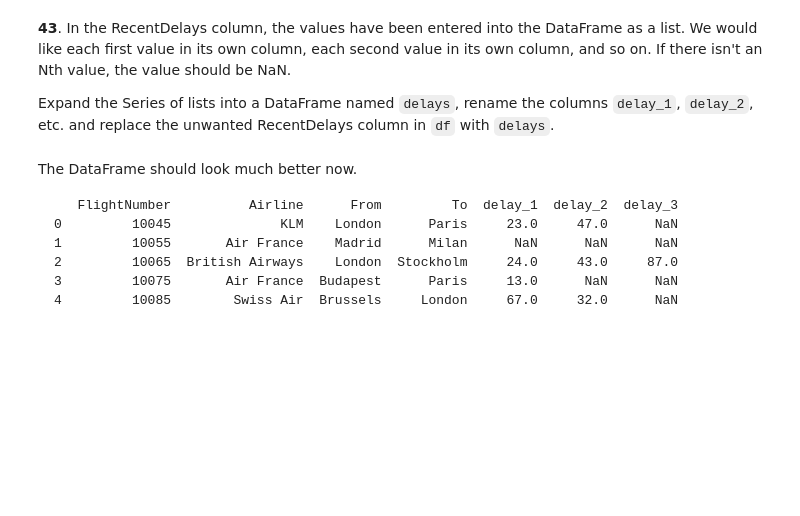
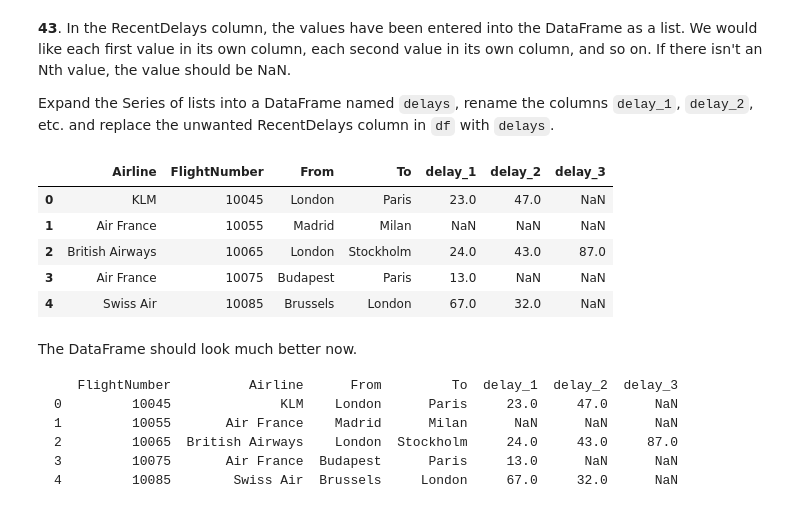
Before and after one commit to manasdodiya/pandas-60, a Jupyter notebook: 100-pandas-puzzles.ipynb, the cells around one changed output. Drawn from its saved outputs; the diff is of its cells as text; code cells hidden in the pictures; blank space fills up the shorter version.

````diff
--- a/100-pandas-puzzles.ipynb
+++ b/100-pandas-puzzles.ipynb
@@ -564,2 +655,7 @@ Formatted, it looks like this:
 # %% [markdown]
 **39.** The **From\_To** column would be better as two separate columns! Split each string on the underscore delimiter `_` to give a new temporary DataFrame called 'temp' with the correct values. Assign the correct column names 'From' and 'To' to this temporary DataFrame.
+# %%
+df.insert(0, 'From', df['From_To'].str.split('_', expand=True)[0])
+df.insert(1, 'To', df['From_To'].str.split('_', expand=True)[1])
+
+df
@@ -566,2 +669,7 @@ Formatted, it looks like this:
 # %% [markdown]
 **40.** Notice how the capitalisation of the city names is all mixed up in this temporary DataFrame 'temp'. Standardise the strings so that only the first letter is uppercase (e.g. "londON" should become "London".)
+# %%
+df['From'] = df['From'].str.capitalize()
+df['To'] = df['To'].str.capitalize()
+
+df
@@ -568,2 +683,6 @@ Formatted, it looks like this:
 # %% [markdown]
 **41.** Delete the **From_To** column from `df` and attach the temporary DataFrame 'temp' from the previous questions.
+# %%
+df.pop('From_To')
+
+df
@@ -570,2 +696,6 @@ Formatted, it looks like this:
 # %% [markdown]
 **42**. In the **Airline** column, you can see some extra puctuation and symbols have appeared around the airline names. Pull out just the airline name. E.g. `'(British Airways. )'` should become `'British Airways'`.
+# %%
+df['Airline'] = df['Airline'].str.extract(r'([a-zA-Z\s]+)', expand=False).str.strip()
+
+df
@@ -573,6 +710,23 @@ Formatted, it looks like this:
 **43**. In the RecentDelays column, the values have been entered into the DataFrame as a list. We would like each first value in its own column, each second value in its own column, and so on. If there isn't an Nth value, the value should be NaN.
 
 Expand the Series of lists into a DataFrame named `delays`, rename the columns `delay_1`, `delay_2`, etc. and replace the unwanted RecentDelays column in `df` with `delays`.
+# %%
+delays = df['RecentDelays'].apply(pd.Series)
+
+delays.columns = [f'delay_{column + 1}' for column in delays.columns]
+
+df = df.drop(columns=['RecentDelays'])
+
+df = df.join(delays)
+
+df.sort_index(axis=1)
+# %% [output]
+|  | Airline | FlightNumber | From | To | delay_1 | delay_2 | delay_3 |
+| 0 | KLM | 10045 | London | Paris | 23.0 | 47.0 | NaN |
+| 1 | Air France | 10055 | Madrid | Milan | NaN | NaN | NaN |
+| 2 | British Airways | 10065 | London | Stockholm | 24.0 | 43.0 | 87.0 |
+| 3 | Air France | 10075 | Budapest | Paris | 13.0 | NaN | NaN |
+| 4 | Swiss Air | 10085 | Brussels | London | 67.0 | 32.0 | NaN |
 # %% [markdown]
 The DataFrame should look much better now.
 ```
````
Also changed, not shown: parts of 21 cells of this notebook, 1 other file.
